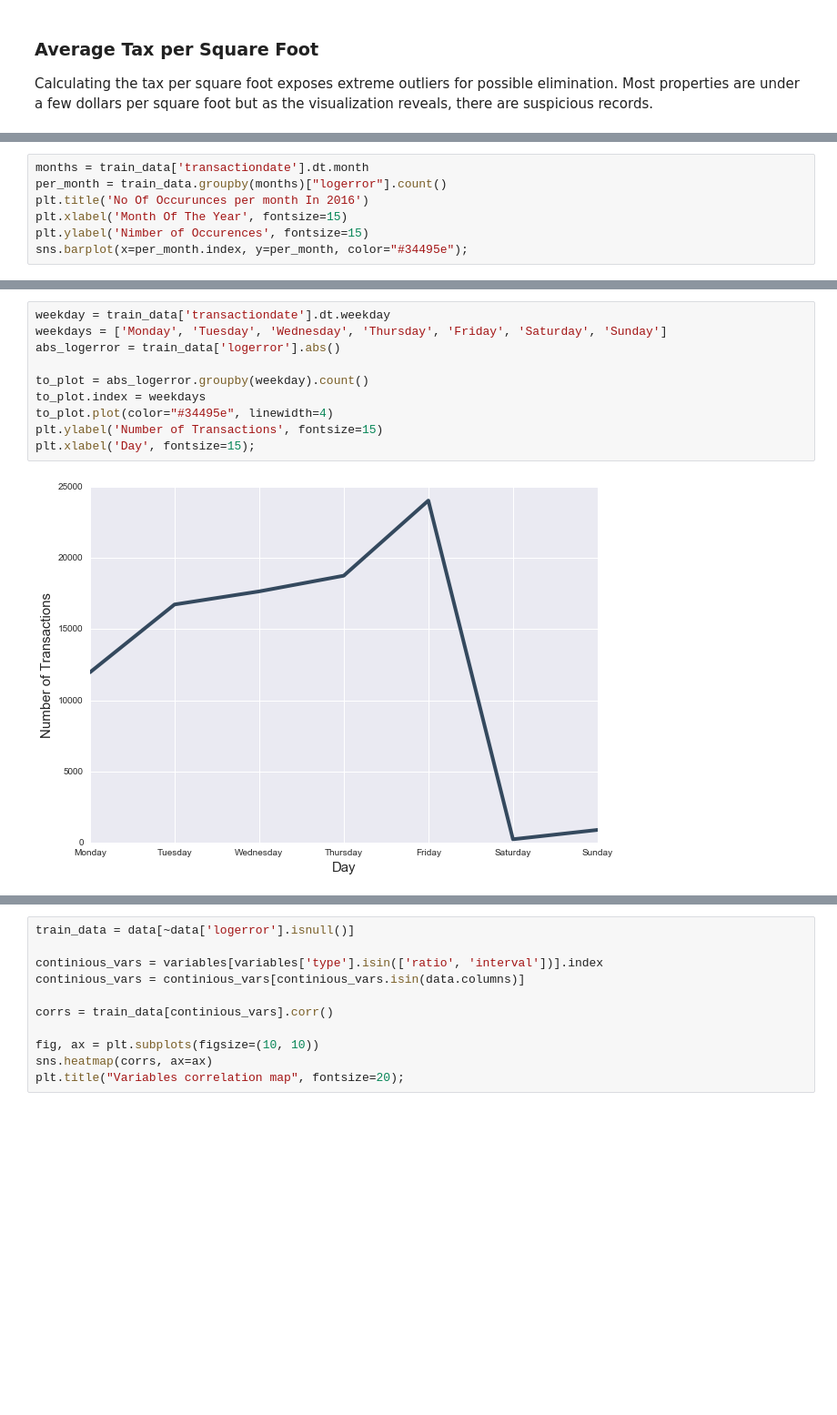
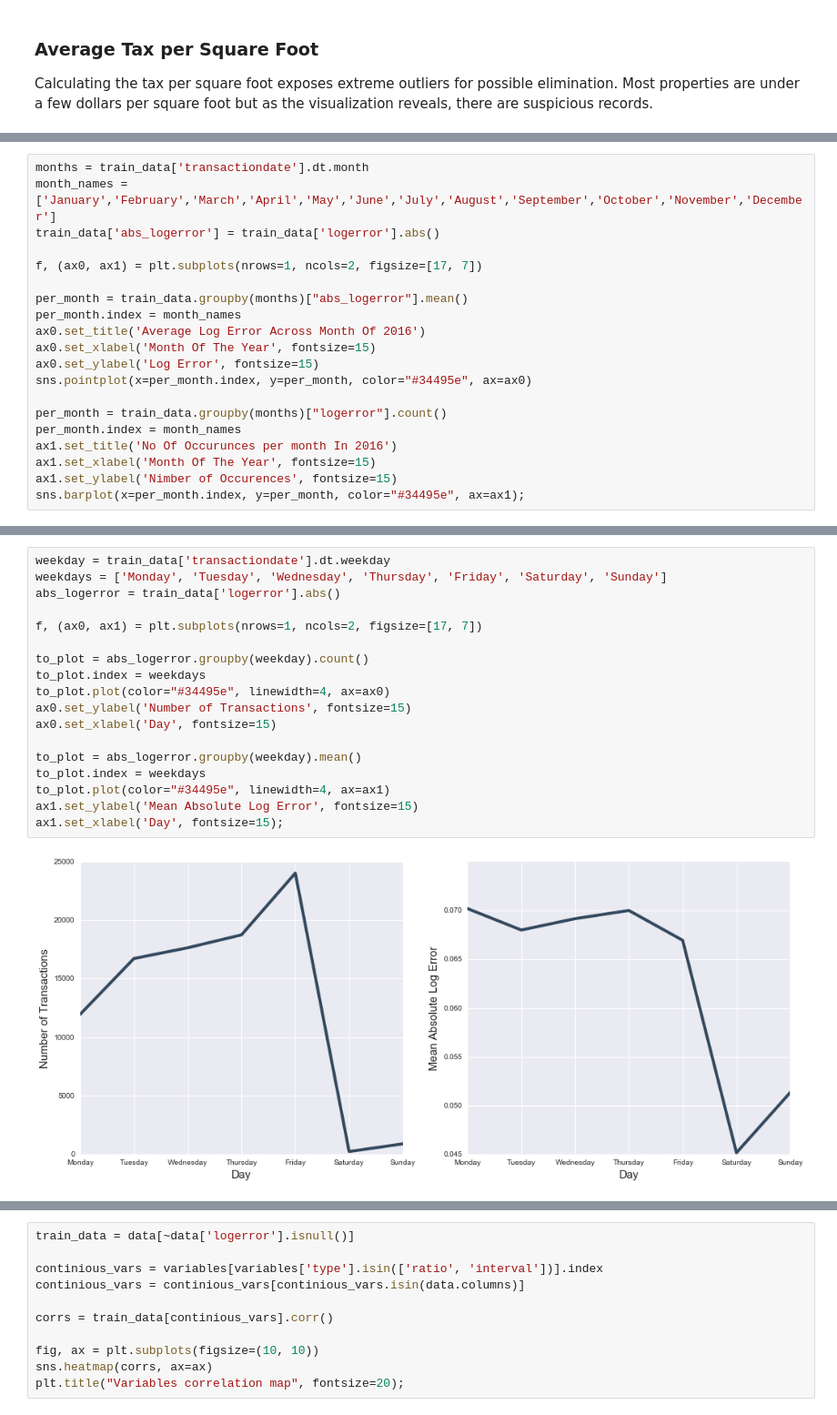
Before and after one commit to post2web/data_mining_group_project, a Jupyter notebook: notebooks/yao2.ipynb, the cells around one changed output, grey strips where cells are left out. Shown at 91% size. Cells and saved outputs as stored; diff of their text form; blank space fills up the shorter version.

```diff
--- a/notebooks/yao2.ipynb
+++ b/notebooks/yao2.ipynb
@@ -1223,8 +1233,21 @@ sns.pointplot(x=per_month.index, y=per_month, color="#34495e");
 # %%
 months = train_data['transactiondate'].dt.month
+month_names = ['January','February','March','April','May','June','July','August','September','October','November','December']
+train_data['abs_logerror'] = train_data['logerror'].abs()
+
+f, (ax0, ax1) = plt.subplots(nrows=1, ncols=2, figsize=[17, 7])
+
+per_month = train_data.groupby(months)["abs_logerror"].mean()
+per_month.index = month_names
+ax0.set_title('Average Log Error Across Month Of 2016')
+ax0.set_xlabel('Month Of The Year', fontsize=15)
+ax0.set_ylabel('Log Error', fontsize=15)
+sns.pointplot(x=per_month.index, y=per_month, color="#34495e", ax=ax0)
+
 per_month = train_data.groupby(months)["logerror"].count()
-plt.title('No Of Occurunces per month In 2016')
-plt.xlabel('Month Of The Year', fontsize=15)
-plt.ylabel('Nimber of Occurences', fontsize=15)
-sns.barplot(x=per_month.index, y=per_month, color="#34495e");
+per_month.index = month_names
+ax1.set_title('No Of Occurunces per month In 2016')
+ax1.set_xlabel('Month Of The Year', fontsize=15)
+ax1.set_ylabel('Nimber of Occurences', fontsize=15)
+sns.barplot(x=per_month.index, y=per_month, color="#34495e", ax=ax1);
 # %% [output]
@@ -1240,12 +1265,20 @@ For cross comparison, we have high number of transactions during the Spring seas
 # %%
 weekday = train_data['transactiondate'].dt.weekday
 weekdays = ['Monday', 'Tuesday', 'Wednesday', 'Thursday', 'Friday', 'Saturday', 'Sunday']
 abs_logerror = train_data['logerror'].abs()
 
+f, (ax0, ax1) = plt.subplots(nrows=1, ncols=2, figsize=[17, 7])
+
 to_plot = abs_logerror.groupby(weekday).count()
 to_plot.index = weekdays
-to_plot.plot(color="#34495e", linewidth=4)
-plt.ylabel('Number of Transactions', fontsize=15)
-plt.xlabel('Day', fontsize=15);
+to_plot.plot(color="#34495e", linewidth=4, ax=ax0)
+ax0.set_ylabel('Number of Transactions', fontsize=15)
+ax0.set_xlabel('Day', fontsize=15)
+
+to_plot = abs_logerror.groupby(weekday).mean()
+to_plot.index = weekdays
+to_plot.plot(color="#34495e", linewidth=4, ax=ax1)
+ax1.set_ylabel('Mean Absolute Log Error', fontsize=15)
+ax1.set_xlabel('Day', fontsize=15);
 # %% [output]
-[figure, old version]
+[figure, new version]
```
Also changed, not shown: parts of 74 cells of this notebook.
